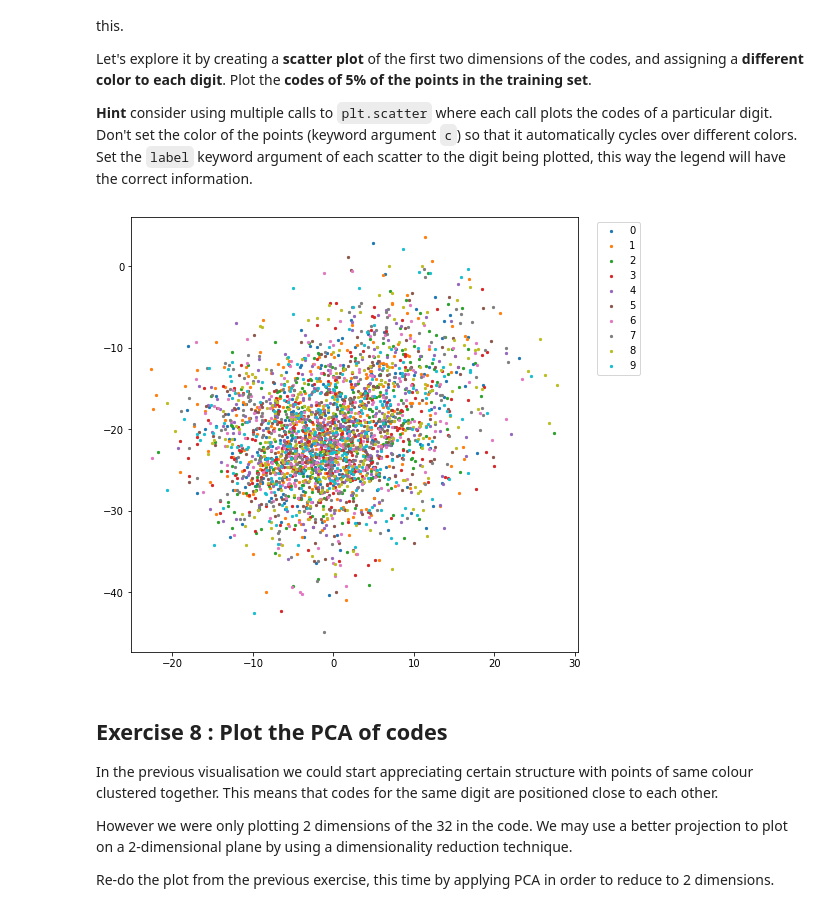
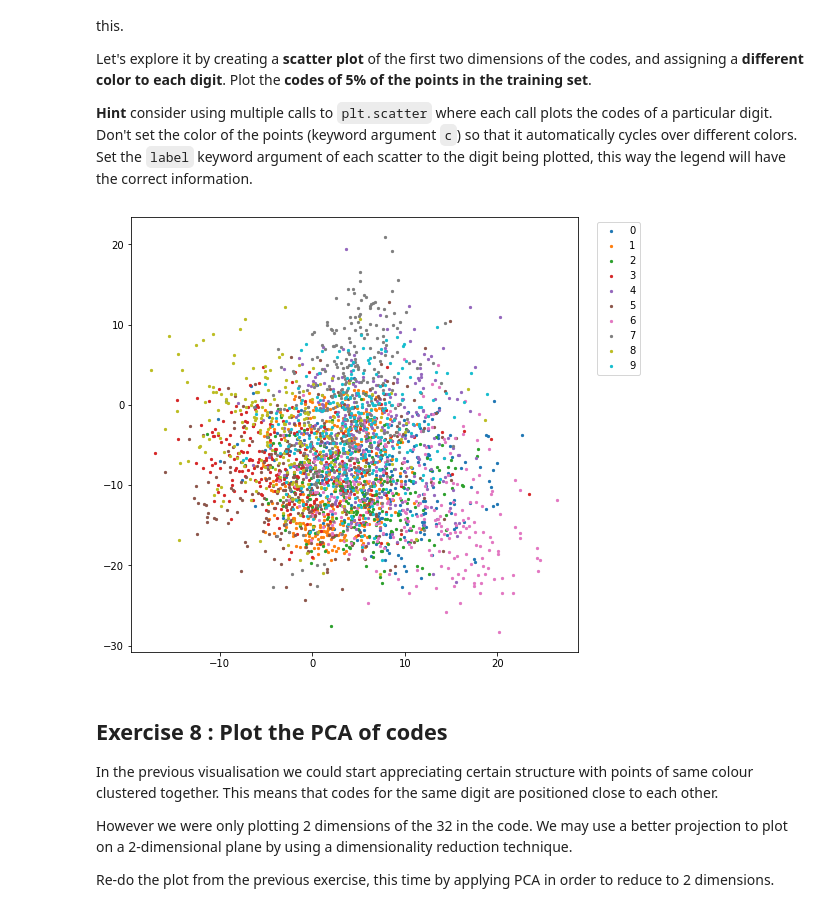
Before and after one commit to AyonRRahman/Deep_learning, a Jupyter notebook: TP_06_Autoencoder_(AE)_and_denoising_AE_Actual_Code.ipynb, the cells around one changed output. Cells and saved outputs as stored; diff of their text form; code cells hidden in the pictures.

```diff
--- a/TP_06_Autoencoder_(AE)_and_denoising_AE_Actual_Code.ipynb
+++ b/TP_06_Autoencoder_(AE)_and_denoising_AE_Actual_Code.ipynb
@@ -486,9 +471,9 @@ Let's explore it by creating a **scatter plot** of the first two dimensions of t
 def ex_plot_codes(model, train_set):
     ### BEGIN SOLUTION
     # Forward the model on one batch
-    dataloader = torch.utils.data.DataLoader(train_set, batch_size=int(len(train_set)*0.05), shuffle = True)
+    dataloader = torch.utils.data.DataLoader(train_set, batch_size=int(len(train_set)*0.05), shuffle = False)
     device = torch.device('cuda') if torch.cuda.is_available() else torch.device('cpu')
-
+    data_dict = {0:[], 1:[], 2:[], 3:[], 4:[], 5:[], 6:[], 7:[], 8:[], 9:[]}
     was_training = model.eval()
     for it, data in enumerate(dataloader):
             ### BEGIN SOLUTION
@@ -499,44 +484,50 @@ def ex_plot_codes(model, train_set):
             # Forward pass of the model
             ims_est, codes = model(ims)
 
+            # labels = data[1]
+
+            for i in range(labels.shape[0]):
+
+                data_dict[labels[i].item()].append(i)
+
             break
 
-    data_dict = {0:[], 1:[], 2:[], 3:[], 4:[], 5:[], 6:[], 7:[], 8:[], 9:[]}
-    for it, data in enumerate(dataloader):
-        labels = data[1]
 
-        for i in range(labels.shape[0]):
+    # for it, data in enumerate(dataloader):
+    #     labels = data[1]
 
-            data_dict[labels[i].item()].append(i)
+    #     for i in range(labels.shape[0]):
 
-        break
+    #         data_dict[labels[i].item()].append(i)
+
+    #     break
 
     # print(data_dict)
     ### END SOLUTION
 
     # Move codes and labels back to the CPU and convert to numpy
     codes = codes.cpu().detach().numpy()
     labels = labels.cpu().detach().numpy()
 
     plt.figure(figsize=(8, 8))
 
     # For each digit
     for i in range(10):
         plt.scatter(codes[data_dict[i]][:,0], codes[data_dict[i]][:,1],s=5, label = i)
         ### BEGIN SOLUTION
         # print(len(codes[data_dict[i]][:,0]))
         # print(len(data_dict[i]))
 
 
 
         ### END SOLUTION
     plt.legend(bbox_to_anchor=(1.15, 1))
     plt.show()
 
 
 ex_plot_codes(model_2, train_set)
 # %% [output]
-[figure, old version]
+[figure, new version]
 # %% [markdown]
 ## Exercise 8 : Plot the PCA of codes
 
```
Also changed, not shown: parts of 6 cells of this notebook.
